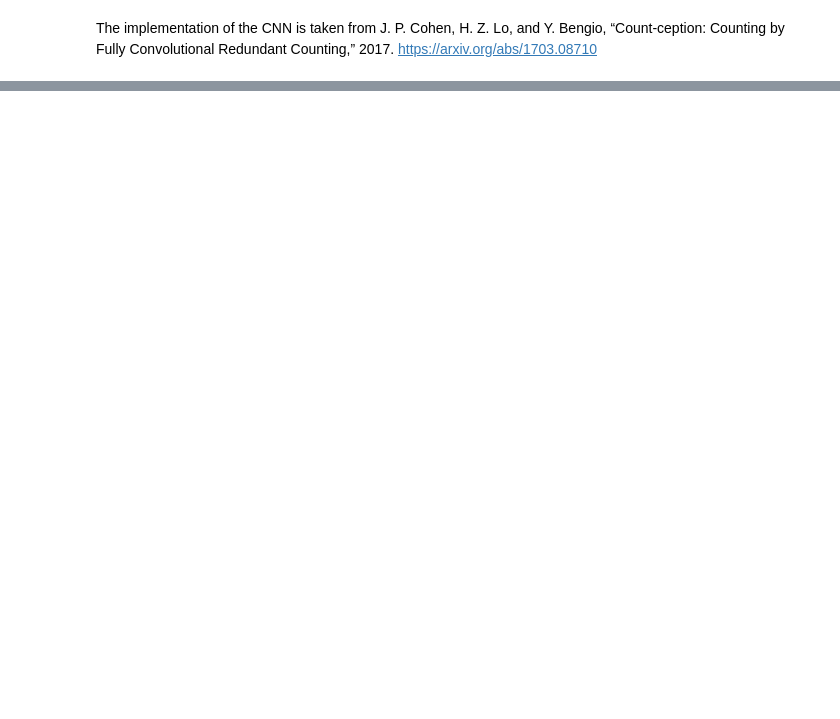
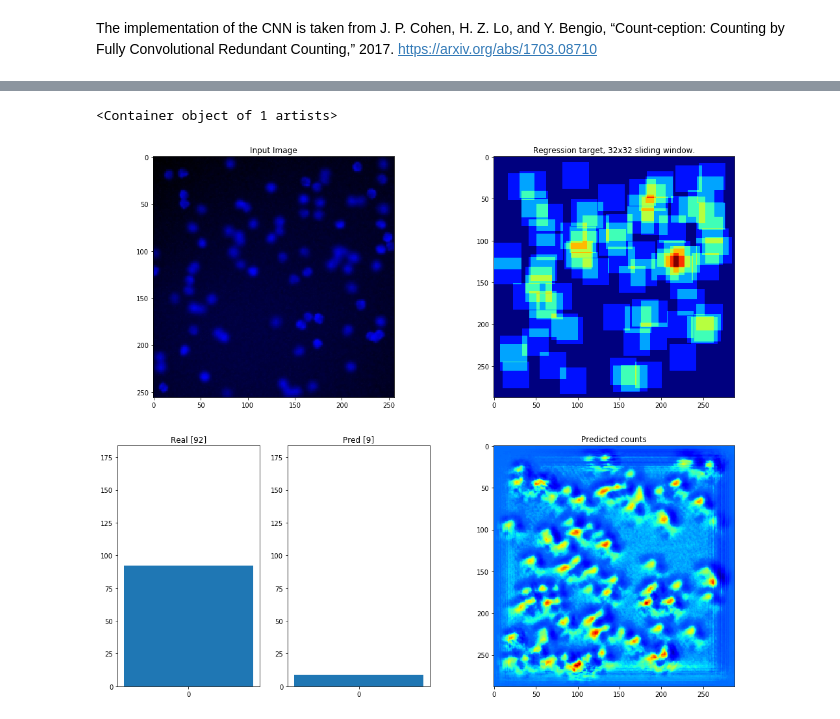
Before and after one commit to PreibischLab/dl-cell-counting, a Jupyter notebook: algorithm/dl-cell-counting.ipynb, the cells around one changed output, grey strips where cells are left out. Cells and saved outputs as stored; diff of their text form; code cells hidden in the pictures; blank space fills up the shorter version.

```diff
--- a/algorithm/dl-cell-counting.ipynb
+++ b/algorithm/dl-cell-counting.ipynb
@@ -89,7 +107,7 @@ args = parser.parse_args()
 # set the passed parameters here if you forgot them
 args.framesize = 256
 args.scale = 1
-args.nsamples = 32
+args.nsamples = 90
 
 print(args)
 print(keras.backend.image_data_format())
@@ -210,7 +259,7 @@ def genGausImage(framesize, mx, my, cov=1):
     return rv/rv.sum()
 
 def getDensity(width, markers):
-    gaus_img = np.zeros((width,width))
+    gaus_img = np.zeros((width,width))z
     for k in range(width):
         for l in range(width):
             if (markers[k,l] > 0.5):
@@ -281,8 +330,8 @@ def getTrainingExampleCells(img_raw, framesize_w, framesize_h, labelPath, base_x
 # read the files from the test folder
 import glob
 
-prefix = '/Users/kkolyva/'
-# prefix = '/home/milkyklim/Documents/other'
+# prefix = '/Users/kkolyva/'
+prefix = '/home/milkyklim/'
 folder = prefix + 'dl-cell-counting/algorithm/data/test-cells'
 img_ext = '.png'
 
@@ -332,34 +395,37 @@ print("label est ",lab_est," --> predicted est ",pred_est)
 # %%
 # check that the plotting setup is working
 fig = plt.Figure(figsize=(18, 9), dpi=160)
 gcf = plt.gcf()
 gcf.set_size_inches(18, 15)
 fig.set_canvas(gcf.canvas)
 
 ax2 = plt.subplot2grid((2,4), (0, 0), colspan=2)
 ax3 = plt.subplot2grid((2,4), (0, 2), colspan=3)
 ax4 = plt.subplot2grid((2,4), (1, 2), colspan=3)
 ax5 = plt.subplot2grid((2,4), (1, 0), rowspan=1)
 ax6 = plt.subplot2grid((2,4), (1, 1), rowspan=1)
-
+z
 ax2.set_title("Input Image")
 ax2.imshow(img, interpolation='none',cmap='Greys_r');
 ax3.set_title("Regression target, {}x{} sliding window.".format(patch_size, patch_size))
 ax3.imshow(np.concatenate((lab),axis=1), interpolation='none');
 #ax3.imshow(lab[0], interpolation='none')
 
 ax4.set_title("Predicted counts")
 # (pcount),axis=1
 ax4.imshow(np.concatenate((pcount[0, :, : ,:]),axis=1), interpolation='none');
 
 ax5.set_title("Real " + str(lab_est))
 ax5.set_ylim((0, np.max(lab_est)*2))
 ax5.set_xticks(np.arange(0, noutputs, 1.0))
 ax5.bar(range(noutputs),lab_est, align='center')
 ax6.set_title("Pred " + str(pred_est))
 ax6.set_ylim((0, np.max(lab_est)*2))
 ax6.set_xticks(np.arange(0, noutputs, 1.0))
 ax6.bar(range(noutputs),pred_est, align='center')
+# %% [output]
+<Container object of 1 artists>
+[figure, added]
 # %%
 # actually learning  pprocess starts here
 # %%
```
Also changed, not shown: parts of 35 cells of this notebook.
